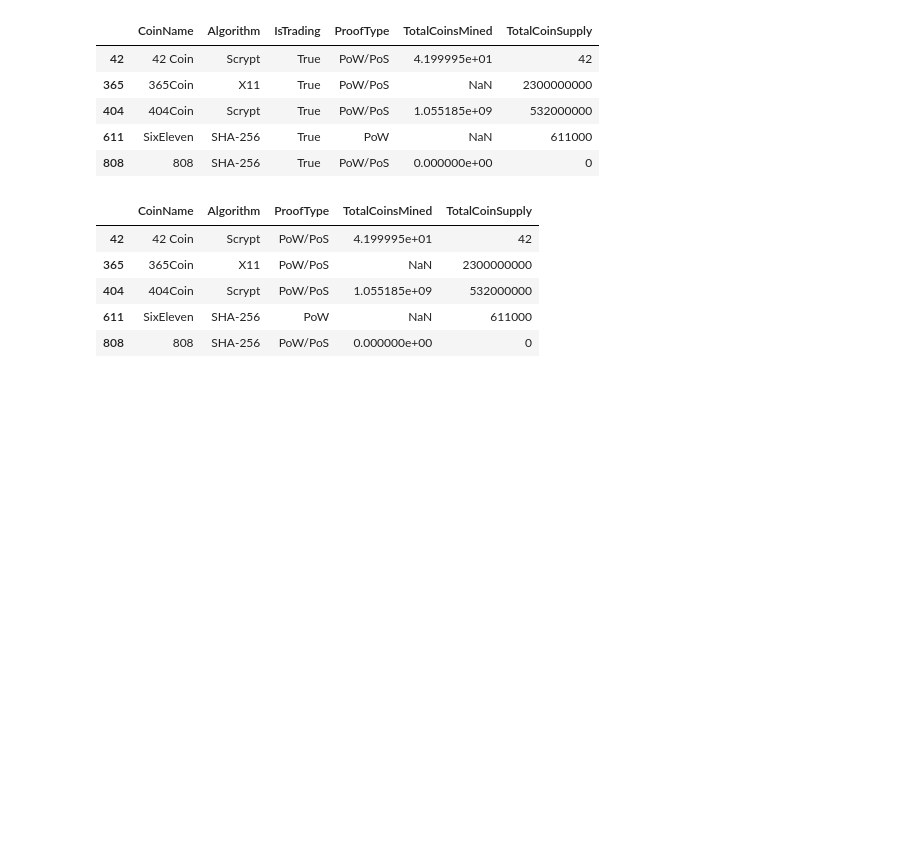
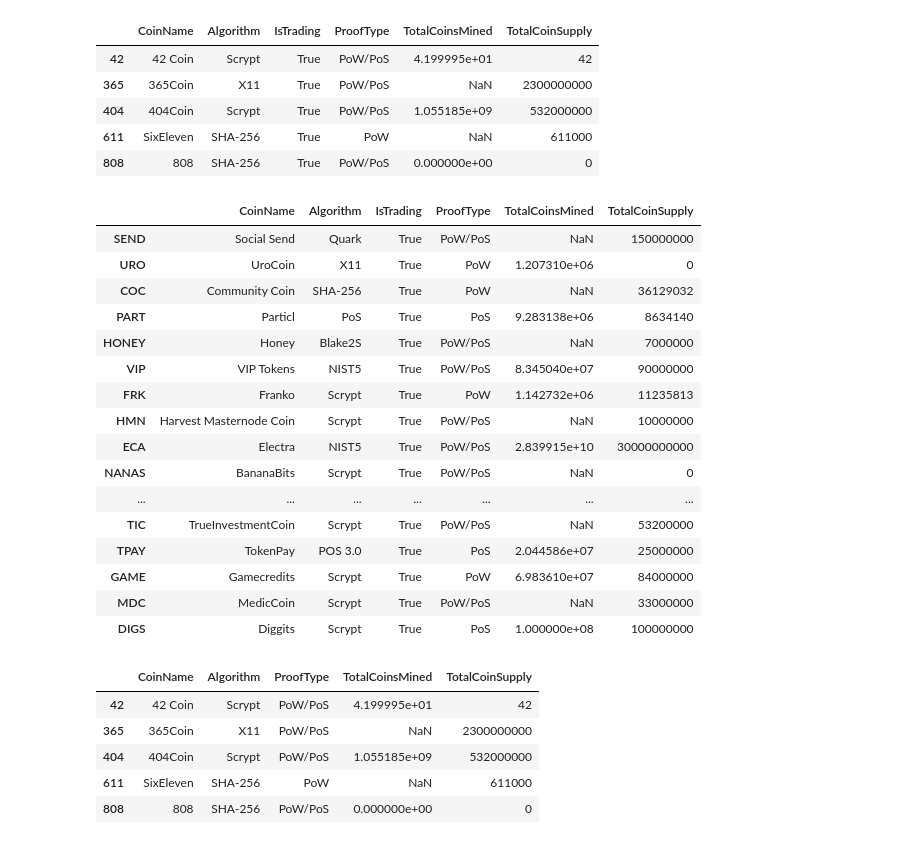
Before and after one commit to dkleinvelderman/Fintech_Homework, a Jupyter notebook: AWS_HW/crypto_clustering.ipynb, the cells around one changed output. Saved outputs shown, nothing was run; the diff lists cells and outputs as text; code cells hidden in the pictures; blank space fills up the shorter version.

```diff
--- a/AWS_HW/crypto_clustering.ipynb
+++ b/AWS_HW/crypto_clustering.ipynb
@@ -42,6 +45,25 @@ crypto_df.head()
 # %%
 # Keep only cryptocurrencies with a working algorithm
 # ALL ARE DEFINED
+crypto_df.sample(50)
+# %% [output]
+|  | CoinName | Algorithm | IsTrading | ProofType | TotalCoinsMined | TotalCoinSupply |
+| SEND | Social Send | Quark | True | PoW/PoS | NaN | 150000000 |
+| URO | UroCoin | X11 | True | PoW | 1.207310e+06 | 0 |
+| COC | Community Coin | SHA-256 | True | PoW | NaN | 36129032 |
+| PART | Particl | PoS | True | PoS | 9.283138e+06 | 8634140 |
+| HONEY | Honey | Blake2S | True | PoW/PoS | NaN | 7000000 |
+| VIP | VIP Tokens | NIST5 | True | PoW/PoS | 8.345040e+07 | 90000000 |
+| FRK | Franko | Scrypt | True | PoW | 1.142732e+06 | 11235813 |
+| HMN | Harvest Masternode Coin | Scrypt | True | PoW/PoS | NaN | 10000000 |
+| ECA | Electra | NIST5 | True | PoW/PoS | 2.839915e+10 | 30000000000 |
+| NANAS | BananaBits | Scrypt | True | PoW/PoS | NaN | 0 |
+| ... | ... | ... | ... | ... | ... | ... |
+| TIC | TrueInvestmentCoin | Scrypt | True | PoW/PoS | NaN | 53200000 |
+| TPAY | TokenPay | POS 3.0 | True | PoS | 2.044586e+07 | 25000000 |
+| GAME | Gamecredits | Scrypt | True | PoW | 6.983610e+07 | 84000000 |
+| MDC | MedicCoin | Scrypt | True | PoW/PoS | NaN | 33000000 |
+| DIGS | Diggits | Scrypt | True | PoS | 1.000000e+08 | 100000000 |
 # %%
 # Remove the "IsTrading" column
 crypto_df.drop(columns=['IsTrading'], inplace=True)
```
Also changed, not shown: parts of 8 cells of this notebook.
